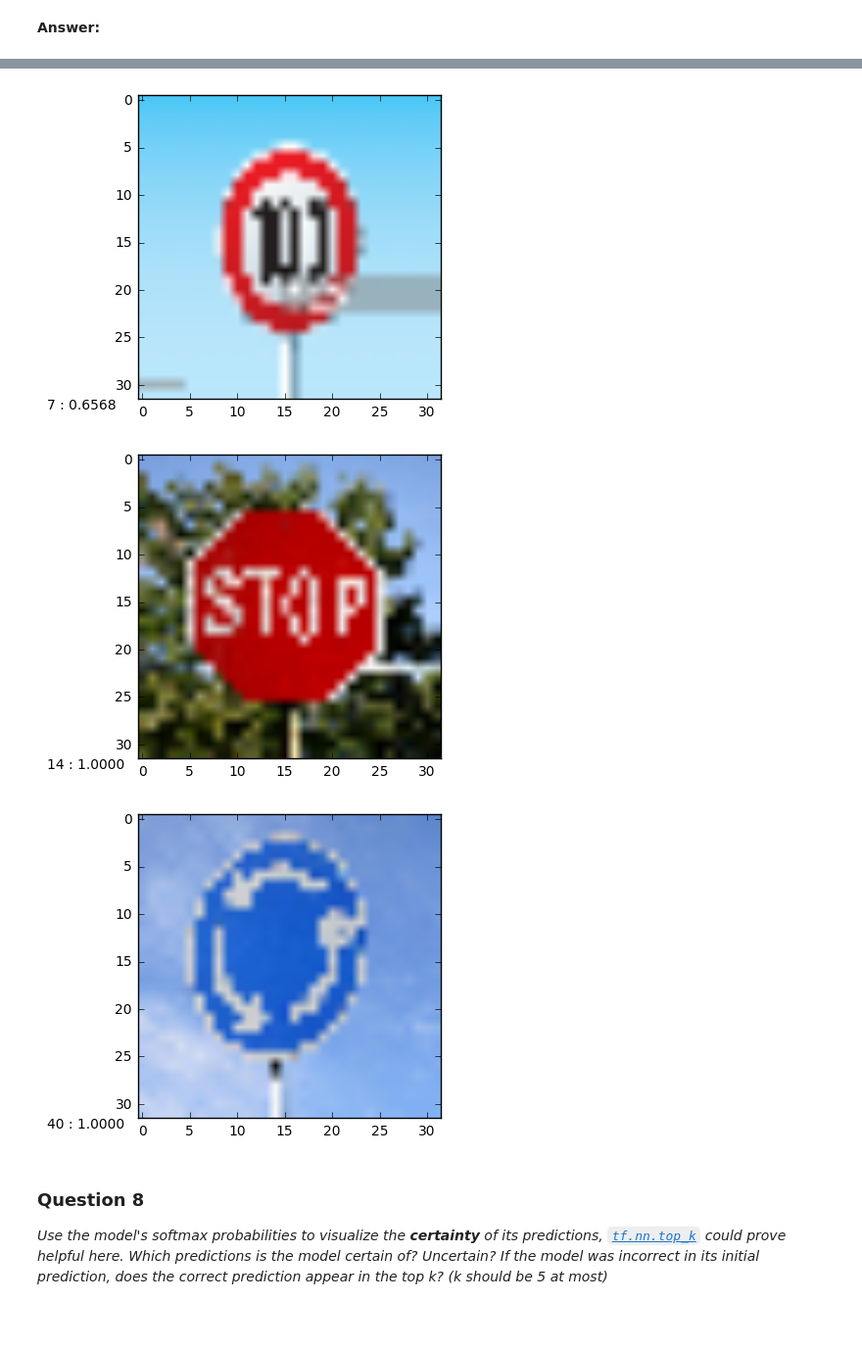
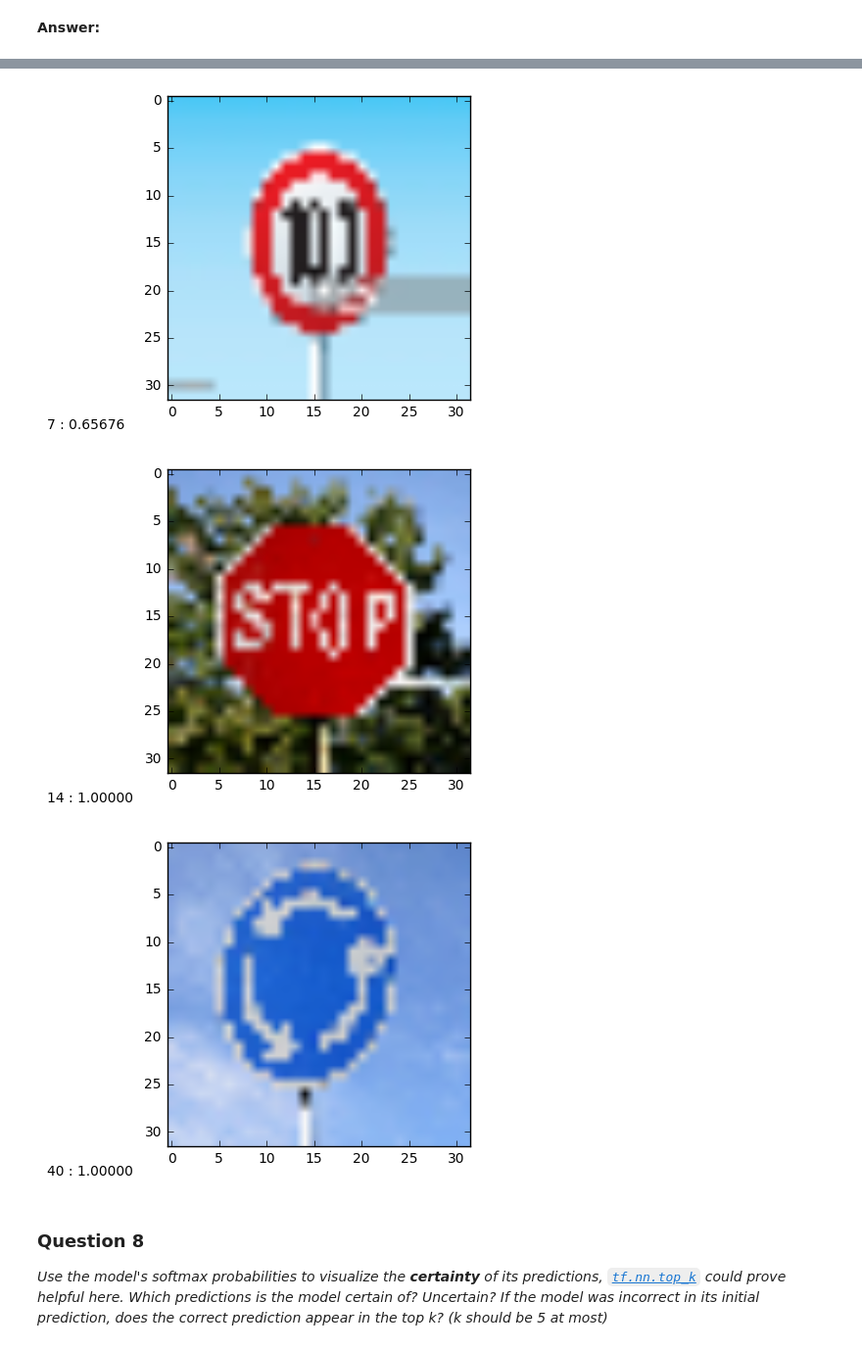
Before and after one commit to kishb87/traffic-signs, a Jupyter notebook: Traffic_Signs_Recognition.ipynb, the cells around one changed output, grey strips where cells are left out. Shown at 98% size. Cells and saved outputs as stored; diff of their text form; code cells hidden in the pictures; blank space fills up the shorter version.

```diff
--- a/Traffic_Signs_Recognition.ipynb
+++ b/Traffic_Signs_Recognition.ipynb
@@ -246,8 +246,21 @@ import numpy as np
 
 path_list = glob.glob('new_images/*.png')
 images = [load_img(filename) for filename in path_list]
-img = images[0]
-for img in images:
-    plt.figure()
-    plt.imshow(img)
+
+images = [image.resize((32,32)) for image in images]
+
+fig = plt.figure()
+fig.add_subplot(131)
+plt.imshow(images[0])
+fig.add_subplot(132)
+plt.imshow(images[1])
+fig.add_subplot(133)
+plt.imshow(images[2])
+
+fig = plt.figure()
+fig.add_subplot(131)
+fig.add_subplot(131)
+plt.imshow(images[3])
+fig.add_subplot(132)
+plt.imshow(images[4])
 # %% [output]
@@ -265,6 +278,5 @@ _Choose five candidate images of traffic signs and provide them in the report. A
 # %%
-small_images = [img.resize((32,32)) for img in images]
-X = np.array([np.array(img).astype('float32')/255 for img in small_images])
+X = np.array([np.array(image).astype('float32')/255 for image in images])
 preds = model.predict(X)
 # %% [markdown]
 ### Question 7
@@ -273,8 +285,8 @@ _Is your model able to perform equally well on captured pictures or a live camer
 # %% [markdown]
 **Answer:**
 # %%
-for (img, (answer, confs)) in zip(small_images, zip(list(map(np.argmax, preds)), preds)):
+for (image, (answer, confs)) in zip(images, zip(list(map(np.argmax, preds)), preds)):
     fig = plt.figure()
-    plt.imshow(img)
-    fig.text(.1,.1, str(answer) + " : " + ("%0.4f" % confs[answer]))
+    plt.imshow(image)
+    fig.text(0.05,0.05, str(answer) + " : " + ("%0.5f" % confs[answer]))
 # %% [output]
@@ -283,6 +295,6 @@ for (img, (answer, confs)) in zip(small_images, zip(list(map(np.argmax, preds)),
-[figure, old version]
+[figure, new version]
-[figure, old version]
+[figure, new version]
-[figure, old version]
+[figure, new version]
 # %% [markdown]
 ### Question 8
 
```
Also changed, not shown: parts of 4 cells of this notebook.
